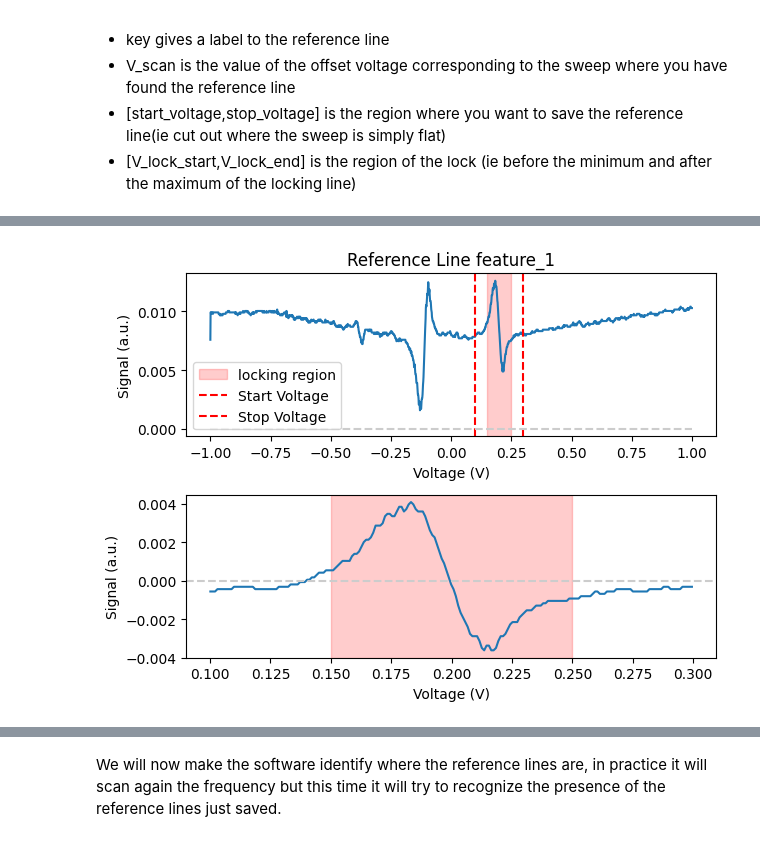
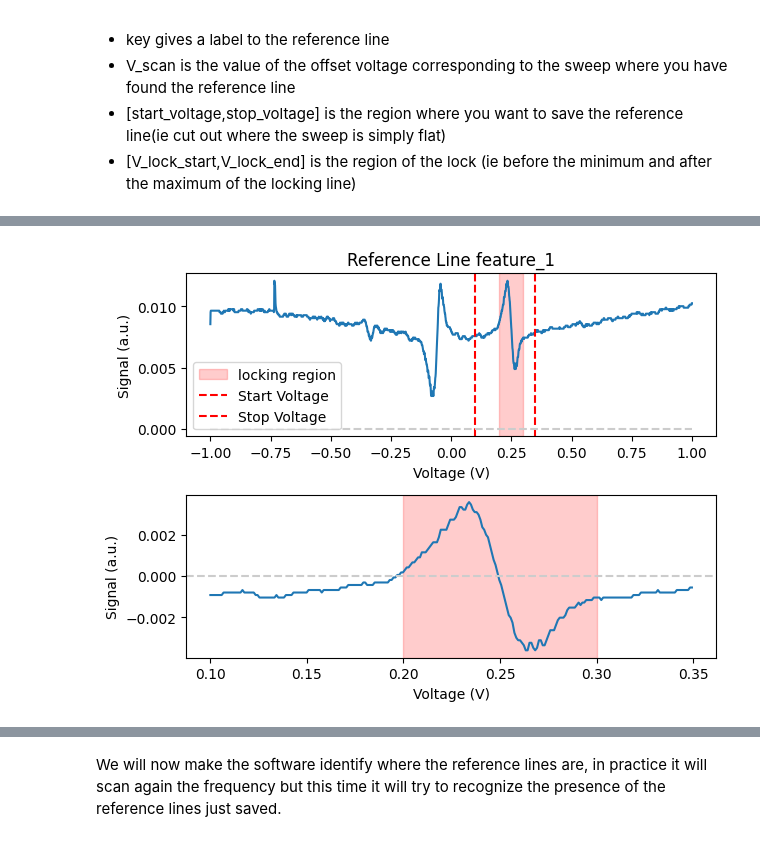
Before and after one commit to jack00look/RP_Spectroscopy, a Jupyter notebook: Notebook_Serafini.ipynb, the cells around one changed output, grey strips where cells are left out. Cells and saved outputs as stored; diff of their text form; code cells hidden in the pictures.

```diff
--- a/Notebook_Serafini.ipynb
+++ b/Notebook_Serafini.ipynb
@@ -111,5 +107,5 @@ if True:
     #RP_controller.reset_reference_lines()
     # replace the key and V_scan with the appropriate values for your features
     # offset has to be intended as the offset that has to be applied to the fist signal plot in order to have the zero crossing at 0V
-    RP_controller.save_reference_line(key = 'feature_1', V_scan = .95, start_voltage=0.1, stop_voltage=0.3, V_lock_start = 0.15, V_lock_end = 0.25, offset=-0.0085)
+    RP_controller.save_reference_line(key = 'feature_1', V_scan = .9333, start_voltage=0.1, stop_voltage=0.35, V_lock_start = 0.2, V_lock_end = 0.3, offset=-0.0085)
 # %% [output]
@@ -119 +115 @@ if True:
-[figure, old version]
+[figure, new version]
```
Also changed, not shown: parts of 6 cells of this notebook, 21 other files.
